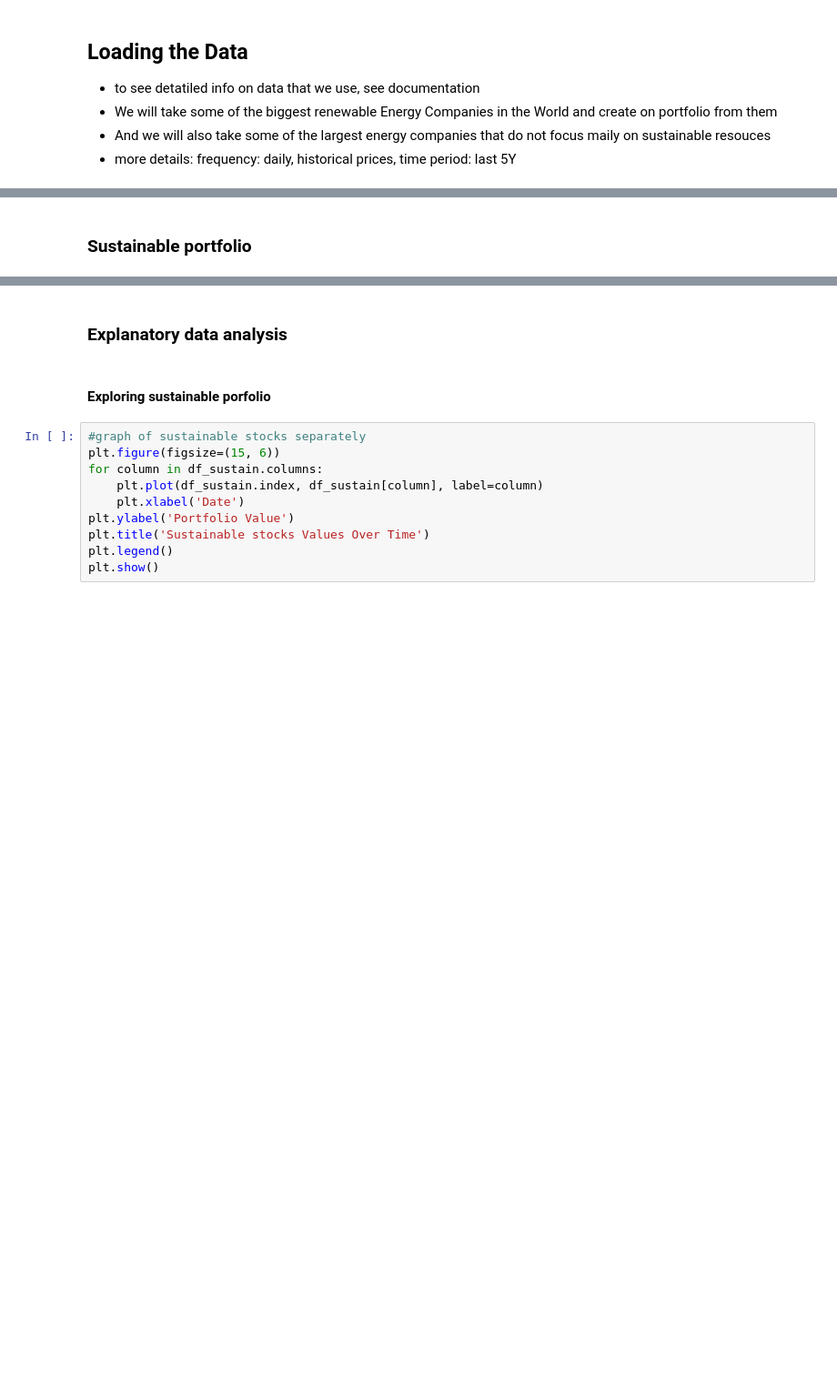
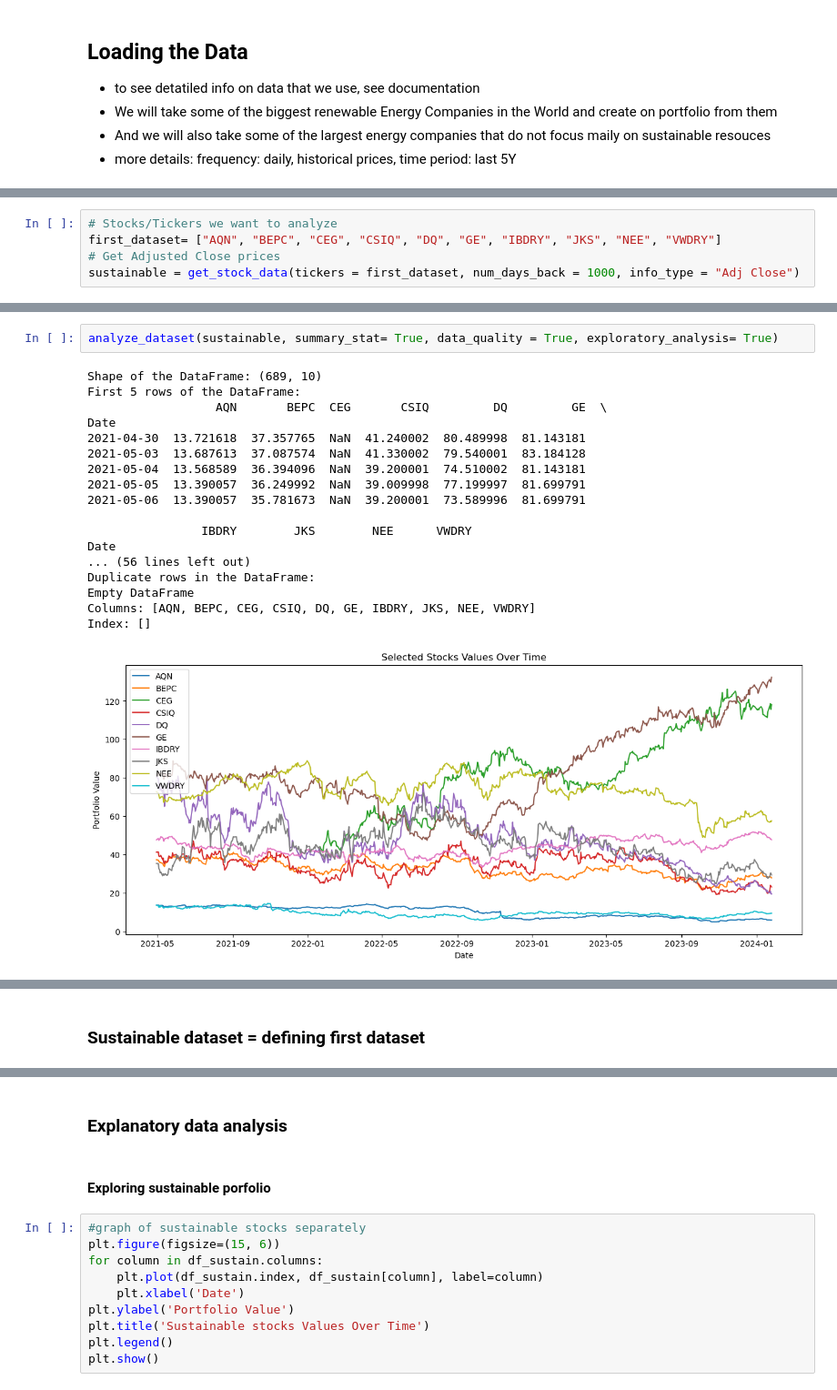
Before and after one commit to rezimarie/Python_Final_project, a Jupyter notebook: Exploratory data analysis.ipynb, the cells around one changed output, grey strips where cells are left out. Shown at 91% size. Cells and saved outputs as stored; diff of their text form; blank space fills up the shorter version.

```diff
--- a/Exploratory data analysis.ipynb
+++ b/Exploratory data analysis.ipynb
@@ -38,0 +40,5 @@ def get_stock_data(tickers, num_days_back, info_type):
+# %%
+# Stocks/Tickers we want to analyze
+first_dataset= ["AQN", "BEPC", "CEG", "CSIQ", "DQ", "GE", "IBDRY", "JKS", "NEE", "VWDRY"]
+# Get Adjusted Close prices
+sustainable = get_stock_data(tickers = first_dataset, num_days_back = 1000, info_type = "Adj Close")
@@ -38,0 +122,21 @@ def get_stock_data(tickers, num_days_back, info_type):
+# %%
+analyze_dataset(sustainable, summary_stat= True, data_quality = True, exploratory_analysis= True)
+# %% [output]
+Shape of the DataFrame: (689, 10)
+First 5 rows of the DataFrame:
+                  AQN       BEPC  CEG       CSIQ         DQ         GE  \
+Date
+2021-04-30  13.721618  37.357765  NaN  41.240002  80.489998  81.143181
+2021-05-03  13.687613  37.087574  NaN  41.330002  79.540001  83.184128
+2021-05-04  13.568589  36.394096  NaN  39.200001  74.510002  81.143181
+2021-05-05  13.390057  36.249992  NaN  39.009998  77.199997  81.699791
+2021-05-06  13.390057  35.781673  NaN  39.200001  73.589996  81.699791
+
+                IBDRY        JKS        NEE      VWDRY
+Date
+... (56 lines left out)
+Duplicate rows in the DataFrame:
+Empty DataFrame
+Columns: [AQN, BEPC, CEG, CSIQ, DQ, GE, IBDRY, JKS, NEE, VWDRY]
+Index: []
+[figure, added]
@@ -39,4 +146,4 @@ def get_stock_data(tickers, num_days_back, info_type):
 # %% [markdown]
-### Sustainable portfolio
+### Sustainable dataset = defining first dataset
 # %%
 # Stocks/Tickers we want to analyze
```
Also changed, not shown: parts of 28 cells of this notebook.
